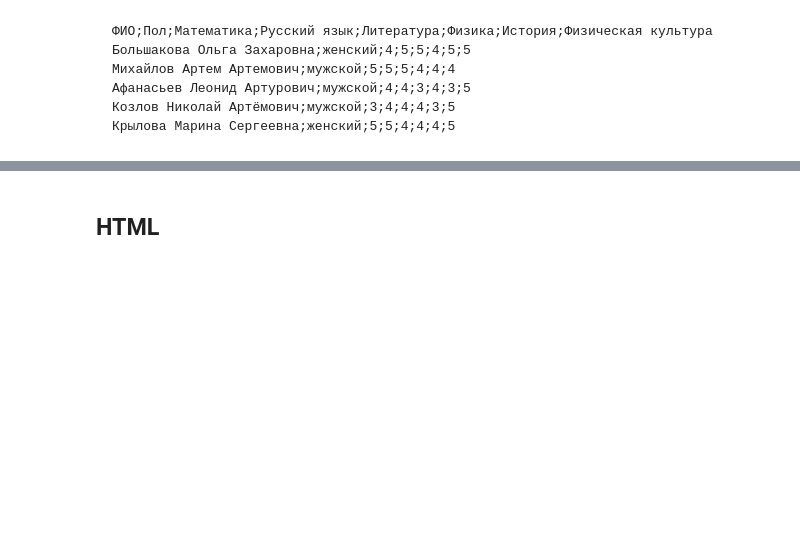
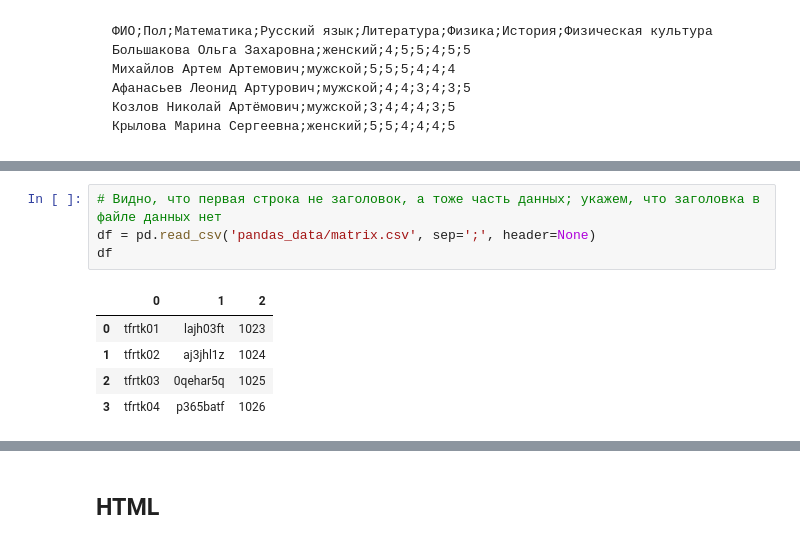
Before and after one commit to tatyderb/python_myanmar, a Jupyter notebook: lectures/Lecture10_pandas.ipynb, the cells around one changed output, grey strips where cells are left out. Drawn from its saved outputs; the diff is of its cells as text; blank space fills up the shorter version.

Commit message:
read_csv params to matrix reading

```diff
--- a/lectures/Lecture10_pandas.ipynb
+++ b/lectures/Lecture10_pandas.ipynb
@@ -191,0 +208,10 @@ pd.read_csv('data_files/оценки 6Д_2.csv', delimiter=';')
+# %%
+# Видно, что первая строка не заголовок, а тоже часть данных; укажем, что заголовка в файле данных нет
+df = pd.read_csv('pandas_data/matrix.csv', sep=';', header=None)
+df
+# %% [output]
+|  | 0 | 1 | 2 |
+| 0 | tfrtk01 | lajh03ft | 1023 |
+| 1 | tfrtk02 | aj3jhl1z | 1024 |
+| 2 | tfrtk03 | 0qehar5q | 1025 |
+| 3 | tfrtk04 | p365batf | 1026 |
```
Also changed, not shown: parts of 3 cells of this notebook, 1 other file.
